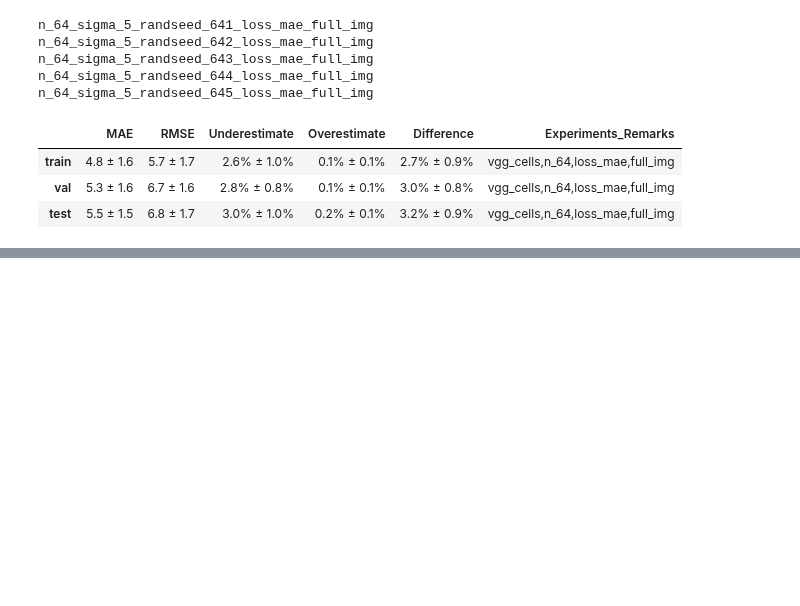
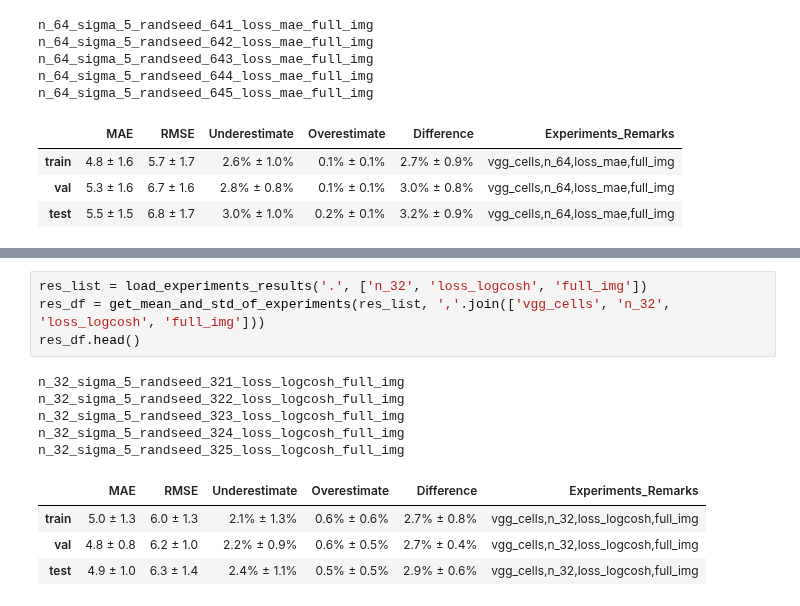
Before and after one commit to Tudor67/Object-Counting, a Jupyter notebook: experiments/2_unet/vgg_cells/experiments_stats.ipynb, the cells around one changed output, grey strips where cells are left out. Cells and saved outputs as stored; diff of their text form; blank space fills up the shorter version.

Commit message:
added 2_unet exp results on vgg_cells (logcosh loss, full img)

```diff
--- a/experiments/2_unet/vgg_cells/experiments_stats.ipynb
+++ b/experiments/2_unet/vgg_cells/experiments_stats.ipynb
@@ -89,0 +97,14 @@ n_64_sigma_5_randseed_645_loss_mae_full_img
+# %%
+res_list = load_experiments_results('.', ['n_32', 'loss_logcosh', 'full_img'])
+res_df = get_mean_and_std_of_experiments(res_list, ','.join(['vgg_cells', 'n_32', 'loss_logcosh', 'full_img']))
+res_df.head()
+# %% [output]
+n_32_sigma_5_randseed_321_loss_logcosh_full_img
+n_32_sigma_5_randseed_322_loss_logcosh_full_img
+n_32_sigma_5_randseed_323_loss_logcosh_full_img
+n_32_sigma_5_randseed_324_loss_logcosh_full_img
+n_32_sigma_5_randseed_325_loss_logcosh_full_img
+|  | MAE | RMSE | Underestimate | Overestimate | Difference | Experiments_Remarks |
+| train | 5.0 ± 1.3 | 6.0 ± 1.3 | 2.1% ± 1.3% | 0.6% ± 0.6% | 2.7% ± 0.8% | vgg_cells,n_32,loss_logcosh,full_img |
+| val | 4.8 ± 0.8 | 6.2 ± 1.0 | 2.2% ± 0.9% | 0.6% ± 0.5% | 2.7% ± 0.4% | vgg_cells,n_32,loss_logcosh,full_img |
+| test | 4.9 ± 1.0 | 6.3 ± 1.4 | 2.4% ± 1.1% | 0.5% ± 0.5% | 2.9% ± 0.6% | vgg_cells,n_32,loss_logcosh,full_img |
```
Also changed, not shown: parts of 4 cells of this notebook, 24 other files.
